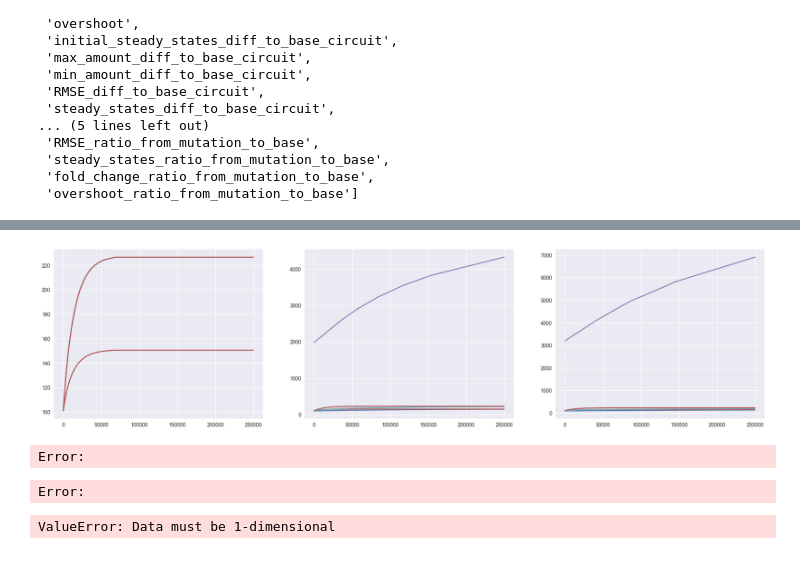
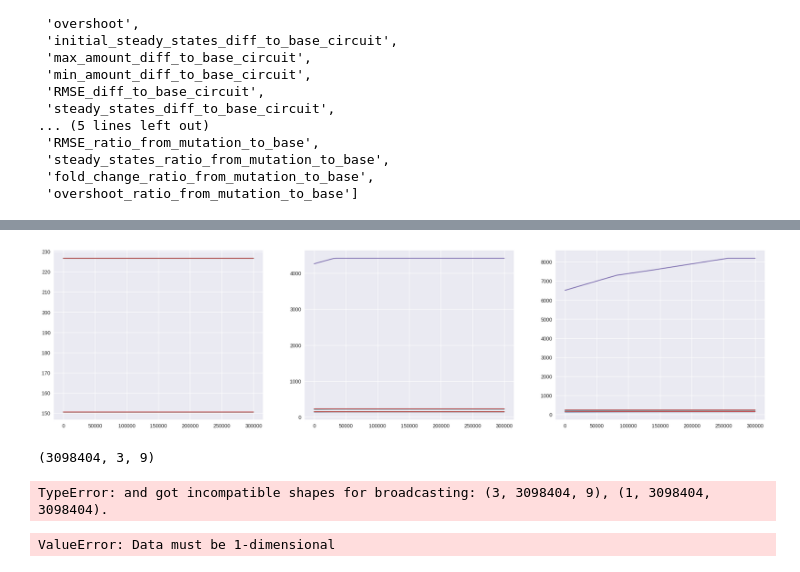
Before and after one commit to olive004/synbio_morpher, a Jupyter notebook: explanations/binding_energy_scan.ipynb, the cells around one changed output, grey strips where cells are left out. Drawn from its saved outputs; the diff is of its cells as text; code cells hidden in the pictures.

Commit message:
notebook signal analytics

```diff
--- a/explanations/binding_energy_scan.ipynb
+++ b/explanations/binding_energy_scan.ipynb
@@ -304,11 +292,11 @@ If you'd like to file a bug, run with envvar XLA_FLAGS=--xla_dump_to=/tmp/foo an
 # %%
-tf = np.argmax(res_dfx.ts[0] >= np.inf)
-y_dfx = res_dfx.ys[:, :tf, :]
-t_dfx = res_dfx.ts[0, :tf]
+tf = np.argmax(steady_state_results.ts[0] >= np.inf)
+steady_states = steady_state_results.ys[:, :tf, :]
+t_steady_states = steady_state_results.ts[0, :tf]
 # %%
 fig = plt.figure(figsize=(25, 6))
 for i in range(3):
     ax = plt.subplot(1,3,i+1)
-    plt.plot(res_dfx.ts[0, :tf], res_dfx.ys[i, :tf, :])
+    plt.plot(t_steady_states, steady_states[i])
 # plt.legend(model.species[:num_species])
 # %% [output]
@@ -316,7 +304,7 @@ for i in range(3):
 # %%
 signal_onehot = np.array([i == input_species_idx for i in range(len(med_model.species))] * 1)
-analytics = generate_analytics(y_dfx, t_dfx, labels=model.species,
-                               ref_circuit_data=y_dfx[0], signal_onehot=None) #signal_onehot)
+analytics = generate_analytics(steady_states, t_steady_states, labels=model.species,
+                               ref_circuit_data=steady_states[0], signal_idxs=None) #signal_onehot)
 analytics_types = get_true_names_analytics(analytics)
 analytics_types
 # %% [output]
@@ -348,5 +336,5 @@ for i in range(3):
 # %%
-s1 = y_dfx[:, -1, :]
+s1 = steady_states[:, -1, :]
 
 target = 0.5
 a_sig = a * (1 + target)
@@ -354,7 +342,7 @@ a_sig = a * (1 + target)
 med_model = update_model_rates(med_model, a=a_sig)
 
 
-int_med_params = MedSimParams(delta_t=0.1, t_start=0.0, t_end=250000.0,
+int_med_params = MedSimParams(delta_t=0.1, t_start=0.0, t_end=300000.0,
                               poisson_sim_reactions=poiss_simmed, brownian_sim_reaction=brown_simmed)
 int_med_model = get_int_med_model(med_model)
 int_med_state = MedSimInternalState(concentrations=s1,
@@ -373,27 +361,30 @@ def to_vmap_dfx(y0, reverse_rates):
 
 
 vmap_dfx = jax.jit(jax.vmap(to_vmap_dfx))
-res_dfx2 = vmap_dfx(s1, b_reverse_rates[:3])
+res_dfx = vmap_dfx(s1, b_reverse_rates[:3])
 
-tf = np.argmax(res_dfx2.ts[0] >= np.inf)
-y_dfx2 = res_dfx2.ys[:, :tf, :]
-t_dfx2 = res_dfx2.ts[0, :tf]
+tf = np.argmax(res_dfx.ts[0] >= np.inf)
+final_states = res_dfx.ys[:, :tf, :]
+t_final = res_dfx.ts[0, :tf]
 # %%
 fig = plt.figure(figsize=(25, 6))
-for i in range(3):
-    ax = plt.subplot(1,3,i+1)
-    plt.plot(res_dfx2.ts[0, :tf], res_dfx2.ys[i, :tf, :])
+for i in range(batchsize):
+    ax = plt.subplot(1,batchsize,i+1)
+    plt.plot(t_final, final_states[i])
 # plt.legend(model.species[:num_species])
 # %% [output]
-[figure, old version]
+[figure, new version]
+# %%
+np.rollaxis(final_states, axis=1).shape
+# %% [output]
+(3098404, 3, 9)
 # %%
 
-analytics_func = jax.jit(jax.vmap(partial(generate_analytics, time=t_dfx2, labels=[s.name for s in med_model.species],
-                                    signal_onehot=signal_onehot, signal_time=t_dfx2[0])))
-analytics2 = analytics_func(y_dfx2)
+analytics_func = jax.jit(jax.vmap(partial(generate_analytics, time=t_final, labels=[s.name for s in med_model.species],
+                                          signal_idxs=[int(np.where(signal_onehot == 1)[0])], signal_time=t_final)))
+analytics2 = analytics_func(final_states)
 # %% [output]
-Error:
+TypeError: and got incompatible shapes for broadcasting: (3, 3098404, 9), (1, 3098404, 3098404).
-Error:
 # %%
 analytics_df = pd.DataFrame({k: analytics[k] for k in analytics_types}, index=med_model.species)
 analytics_df
```
Also changed, not shown: parts of 12 cells of this notebook, 3 other files.
